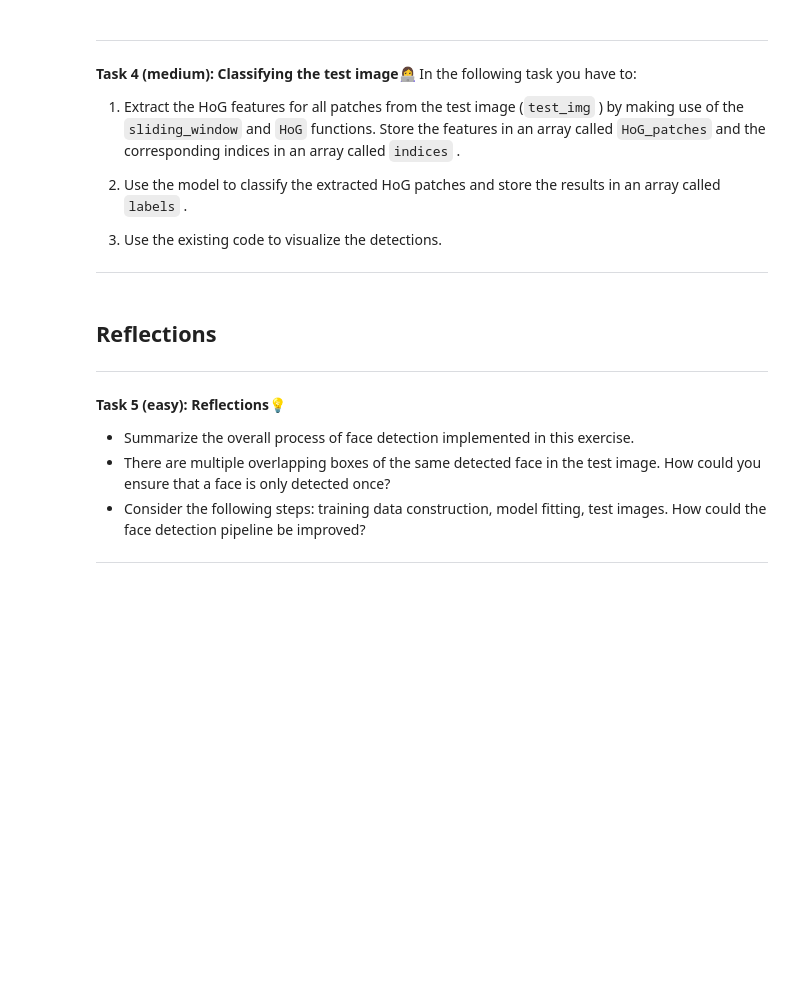
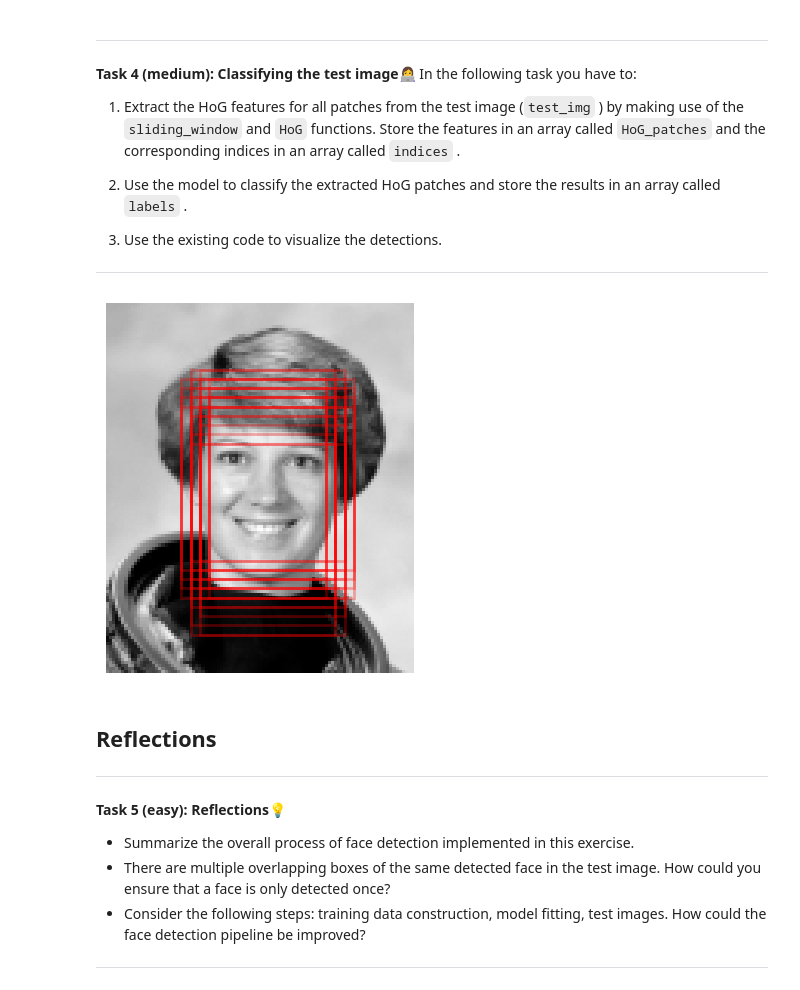
Before and after one commit to Clara-Lyngeraa/IML-Exam, a Jupyter notebook: Question06/b)/W11-04-hog_classifier.ipynb, the cells around one changed output. Saved outputs shown, nothing was run; the diff lists cells and outputs as text; code cells hidden in the pictures; blank space fills up the shorter version.

```diff
--- a/Question06/b)/W11-04-hog_classifier.ipynb
+++ b/Question06/b)/W11-04-hog_classifier.ipynb
@@ -241,19 +292,27 @@ In the following task you have to:
 # %%
 # Apply sliding window function to test_img
 
-# Write your code here
+# Step 1: Extract the HOG features for all patches
+hog_patches = np.array([hog(patch, orientations=8, pixels_per_cell=(8, 8), cells_per_block=(2, 2), visualize=False)
+                        for patch in patches])
 
+# Step 2: Use the model to classify the extracted HOG patches
+labels = model.predict(hog_patches)
 
-# Visualize the detections
+# Step 3: Visualize the detections
 fig, ax = plt.subplots()
 ax.imshow(test_img, cmap='gray')
 ax.axis('off')
 
 Ni, Nj = face_images[0].shape
-indices = np.array(indices)
+indices = np.array(indicies)
 
 for i, j in indices[labels == 1]:
     ax.add_patch(plt.Rectangle((j, i), Nj, Ni, edgecolor='red', alpha=0.3, lw=2, facecolor='none'))
+
+plt.show()
+# %% [output]
+[figure, added]
 # %% [markdown]
 ## Reflections
 
```
Also changed, not shown: parts of 11 cells of this notebook, 1 other file.
